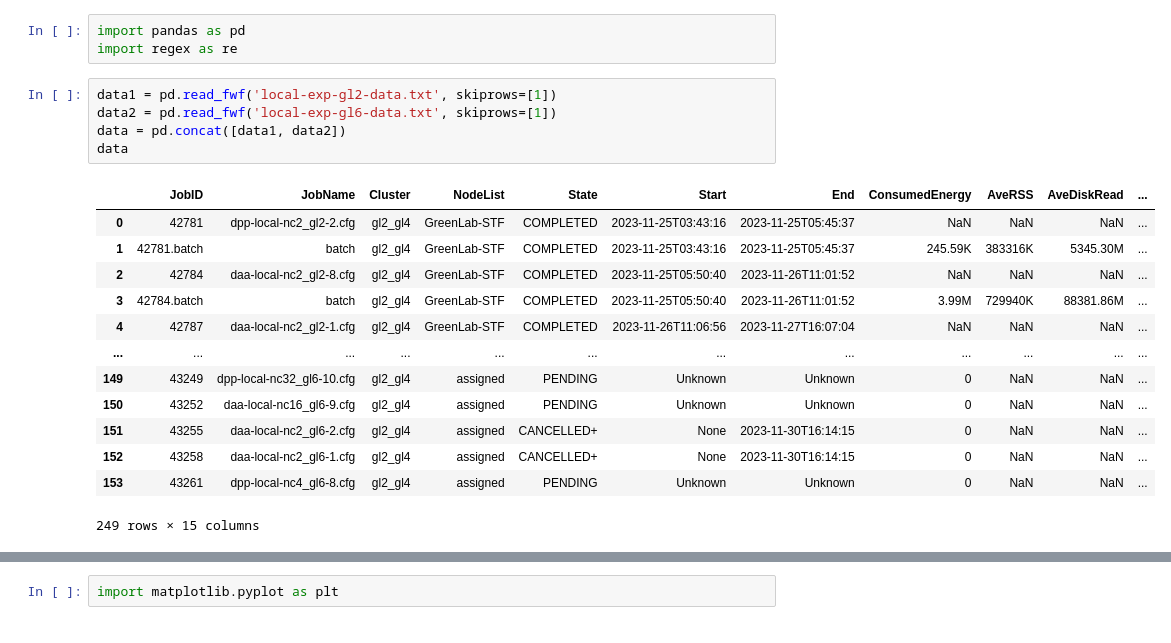
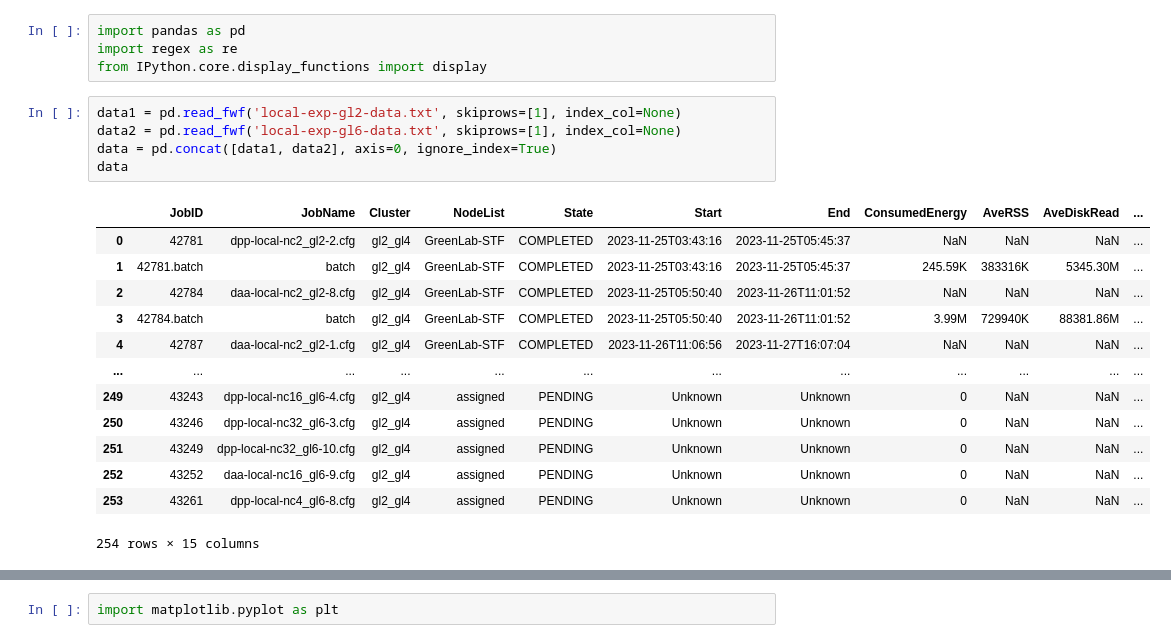
Before and after one commit to dmitrijs-voronovs/haddock-energy-consumption-optimization, a Jupyter notebook: data-analysis/parsing.ipynb, the cells around one changed output, grey strips where cells are left out. Drawn from its saved outputs; the diff is of its cells as text.

```diff
--- a/data-analysis/parsing.ipynb
+++ b/data-analysis/parsing.ipynb
@@ -1,25 +1,26 @@
 # %%
 import pandas as pd
 import regex as re
+from IPython.core.display_functions import display
 # %%
-data1 = pd.read_fwf('local-exp-gl2-data.txt', skiprows=[1])
-data2 = pd.read_fwf('local-exp-gl6-data.txt', skiprows=[1])
-data = pd.concat([data1, data2])
+data1 = pd.read_fwf('local-exp-gl2-data.txt', skiprows=[1], index_col=None)
+data2 = pd.read_fwf('local-exp-gl6-data.txt', skiprows=[1], index_col=None)
+data = pd.concat([data1, data2], axis=0, ignore_index=True)
 data
 # %% [output]
 |  | JobID | JobName | Cluster | NodeList | State | Start | End | ConsumedEnergy | AveRSS | AveDiskRead | ... |
 | 0 | 42781 | dpp-local-nc2_gl2-2.cfg | gl2_gl4 | GreenLab-STF | COMPLETED | 2023-11-25T03:43:16 | 2023-11-25T05:45:37 | NaN | NaN | NaN | ... |
 | 1 | 42781.batch | batch | gl2_gl4 | GreenLab-STF | COMPLETED | 2023-11-25T03:43:16 | 2023-11-25T05:45:37 | 245.59K | 383316K | 5345.30M | ... |
 | 2 | 42784 | daa-local-nc2_gl2-8.cfg | gl2_gl4 | GreenLab-STF | COMPLETED | 2023-11-25T05:50:40 | 2023-11-26T11:01:52 | NaN | NaN | NaN | ... |
 | 3 | 42784.batch | batch | gl2_gl4 | GreenLab-STF | COMPLETED | 2023-11-25T05:50:40 | 2023-11-26T11:01:52 | 3.99M | 729940K | 88381.86M | ... |
 | 4 | 42787 | daa-local-nc2_gl2-1.cfg | gl2_gl4 | GreenLab-STF | COMPLETED | 2023-11-26T11:06:56 | 2023-11-27T16:07:04 | NaN | NaN | NaN | ... |
 | ... | ... | ... | ... | ... | ... | ... | ... | ... | ... | ... | ... |
-| 149 | 43249 | dpp-local-nc32_gl6-10.cfg | gl2_gl4 | assigned | PENDING | Unknown | Unknown | 0 | NaN | NaN | ... |
-| 150 | 43252 | daa-local-nc16_gl6-9.cfg | gl2_gl4 | assigned | PENDING | Unknown | Unknown | 0 | NaN | NaN | ... |
-| 151 | 43255 | daa-local-nc2_gl6-2.cfg | gl2_gl4 | assigned | CANCELLED+ | None | 2023-11-30T16:14:15 | 0 | NaN | NaN | ... |
-| 152 | 43258 | daa-local-nc2_gl6-1.cfg | gl2_gl4 | assigned | CANCELLED+ | None | 2023-11-30T16:14:15 | 0 | NaN | NaN | ... |
-| 153 | 43261 | dpp-local-nc4_gl6-8.cfg | gl2_gl4 | assigned | PENDING | Unknown | Unknown | 0 | NaN | NaN | ... |
+| 249 | 43243 | dpp-local-nc16_gl6-4.cfg | gl2_gl4 | assigned | PENDING | Unknown | Unknown | 0 | NaN | NaN | ... |
+| 250 | 43246 | dpp-local-nc32_gl6-3.cfg | gl2_gl4 | assigned | PENDING | Unknown | Unknown | 0 | NaN | NaN | ... |
+| 251 | 43249 | dpp-local-nc32_gl6-10.cfg | gl2_gl4 | assigned | PENDING | Unknown | Unknown | 0 | NaN | NaN | ... |
+| 252 | 43252 | daa-local-nc16_gl6-9.cfg | gl2_gl4 | assigned | PENDING | Unknown | Unknown | 0 | NaN | NaN | ... |
+| 253 | 43261 | dpp-local-nc4_gl6-8.cfg | gl2_gl4 | assigned | PENDING | Unknown | Unknown | 0 | NaN | NaN | ... |
-249 rows × 15 columns
+254 rows × 15 columns
 # %%
 def convert_to_numeric(value):
     match = re.match(r'^([\d.]+)([KkMm])$', value)
```
Also changed, not shown: parts of 13 cells of this notebook, 9 other files.
